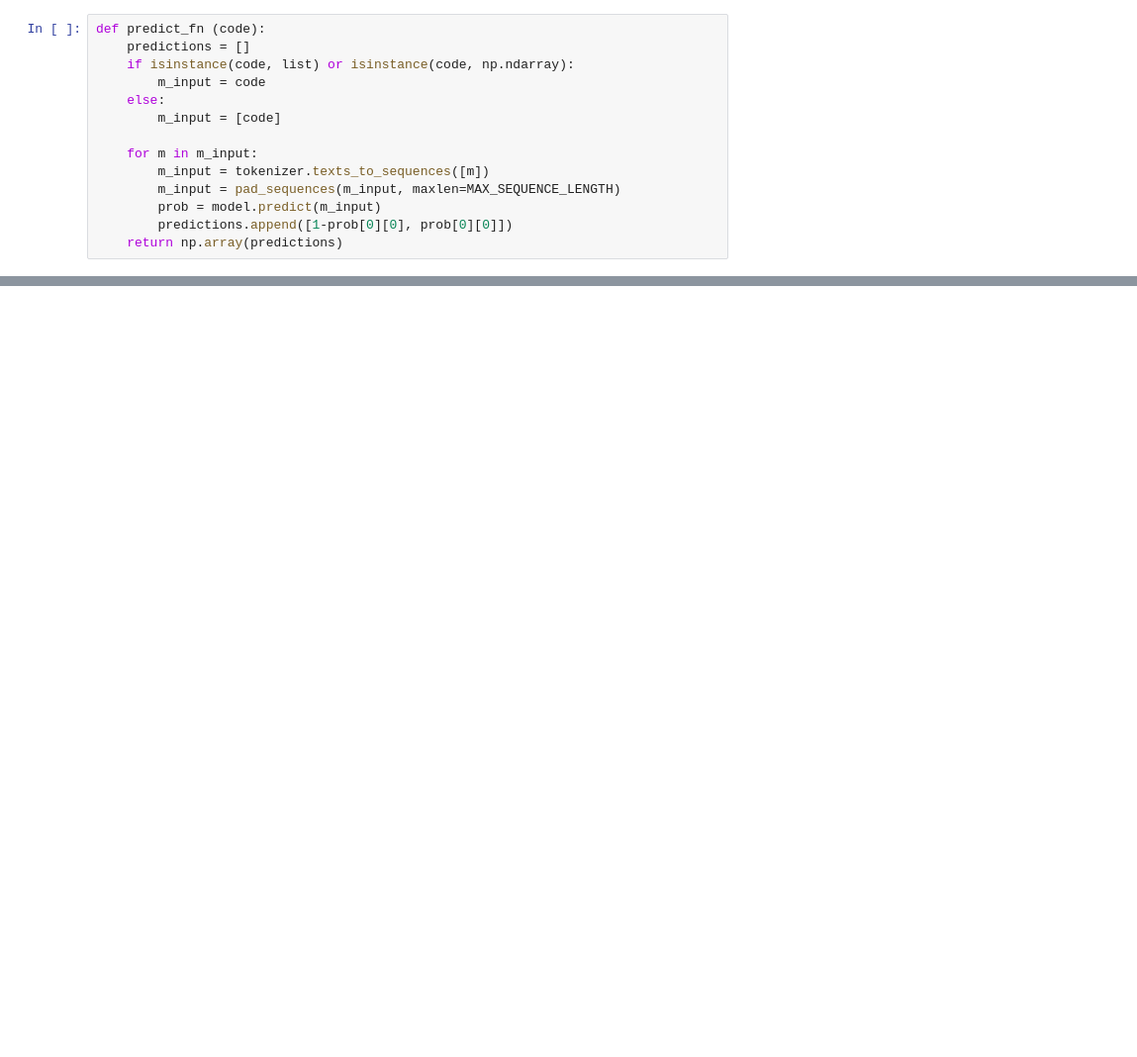
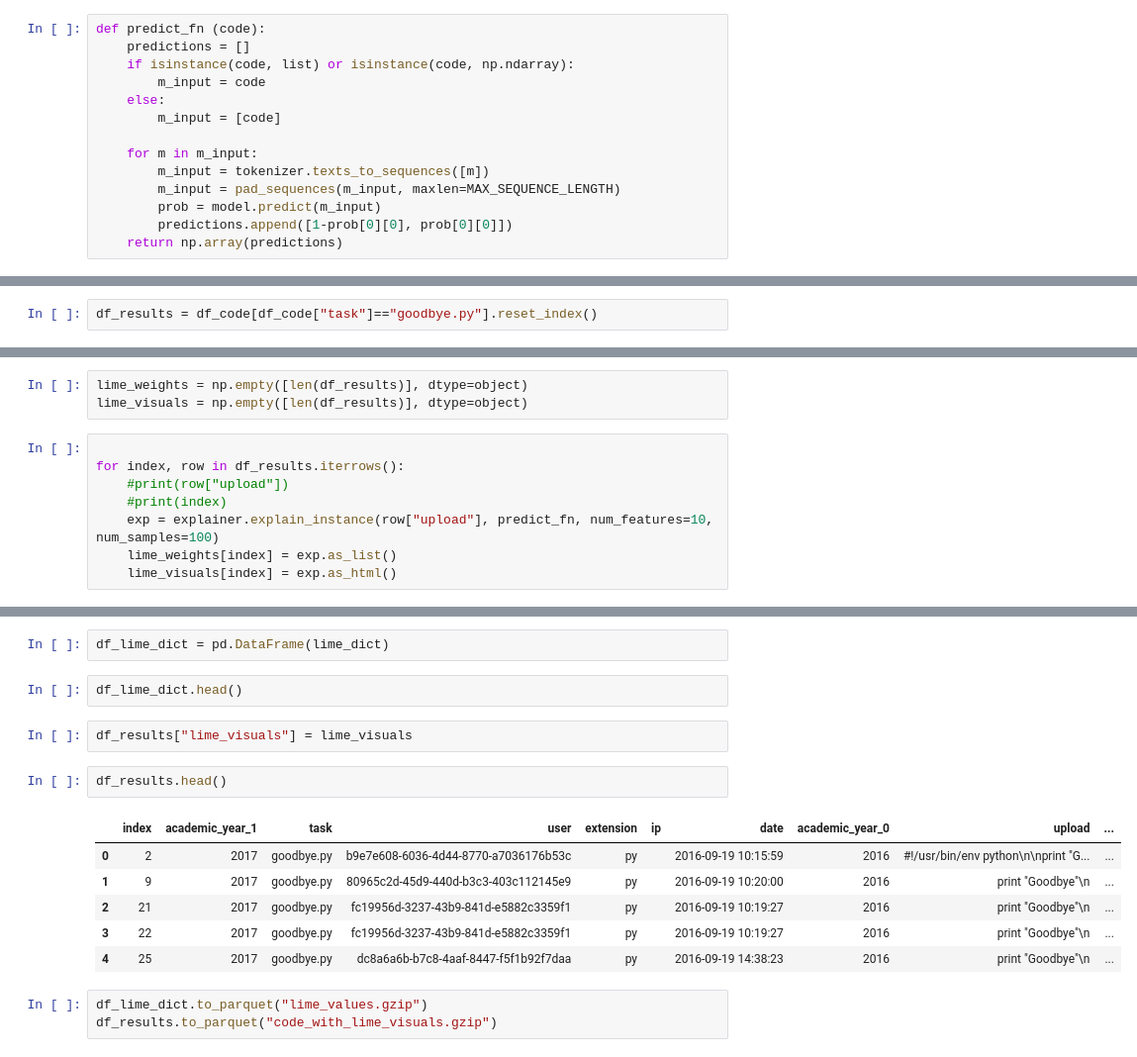
Before and after one commit to spindive/mrp_files, a Jupyter notebook: mrp_predict_lime.ipynb, the cells around one changed output, grey strips where cells are left out. Shown at 99% size. Drawn from its saved outputs; the diff is of its cells as text; blank space fills up the shorter version.

```diff
--- a/mrp_predict_lime.ipynb
+++ b/mrp_predict_lime.ipynb
@@ -97,0 +128,2 @@ exp.show_in_notebook(text=test_case_raw, labels=(1,))
+# %%
+df_results = df_code[df_code["task"]=="goodbye.py"].reset_index()
@@ -97,0 +134,11 @@ exp.show_in_notebook(text=test_case_raw, labels=(1,))
+# %%
+lime_weights = np.empty([len(df_results)], dtype=object)
+lime_visuals = np.empty([len(df_results)], dtype=object)
+# %%
+
+for index, row in df_results.iterrows():
+    #print(row["upload"])
+    #print(index)
+    exp = explainer.explain_instance(row["upload"], predict_fn, num_features=10, num_samples=100)
+    lime_weights[index] = exp.as_list()
+    lime_visuals[index] = exp.as_html()
@@ -97,0 +175,18 @@ exp.show_in_notebook(text=test_case_raw, labels=(1,))
+# %%
+df_lime_dict = pd.DataFrame(lime_dict)
+# %%
+df_lime_dict.head()
+# %%
+df_results["lime_visuals"] = lime_visuals
+# %%
+df_results.head()
+# %% [output]
+|  | index | academic_year_1 | task | user | extension | ip | date | academic_year_0 | upload | ... |
+| 0 | 2 | 2017 | goodbye.py | b9e7e608-6036-4d44-8770-a7036176b53c | py |  | 2016-09-19 10:15:59 | 2016 | #!/usr/bin/env python\n\nprint "G... | ... |
+| 1 | 9 | 2017 | goodbye.py | 80965c2d-45d9-440d-b3c3-403c112145e9 | py |  | 2016-09-19 10:20:00 | 2016 | print "Goodbye"\n | ... |
+| 2 | 21 | 2017 | goodbye.py | fc19956d-3237-43b9-841d-e5882c3359f1 | py |  | 2016-09-19 10:19:27 | 2016 | print "Goodbye"\n | ... |
+| 3 | 22 | 2017 | goodbye.py | fc19956d-3237-43b9-841d-e5882c3359f1 | py |  | 2016-09-19 10:19:27 | 2016 | print "Goodbye"\n | ... |
+| 4 | 25 | 2017 | goodbye.py | dc8a6a6b-b7c8-4aaf-8447-f5f1b92f7daa | py |  | 2016-09-19 14:38:23 | 2016 | print "Goodbye"\n | ... |
+# %%
+df_lime_dict.to_parquet("lime_values.gzip")
+df_results.to_parquet("code_with_lime_visuals.gzip")
```
Also changed, not shown: parts of 18 cells of this notebook, 1 other file.
